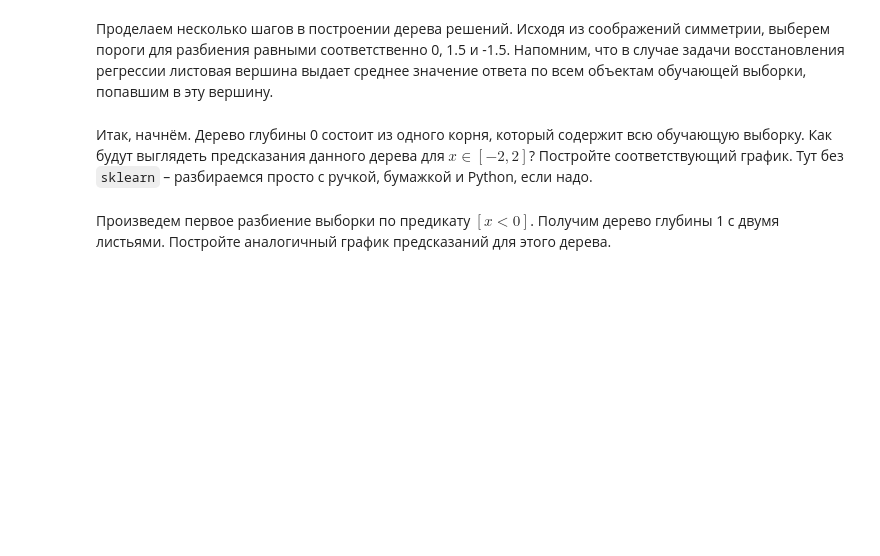
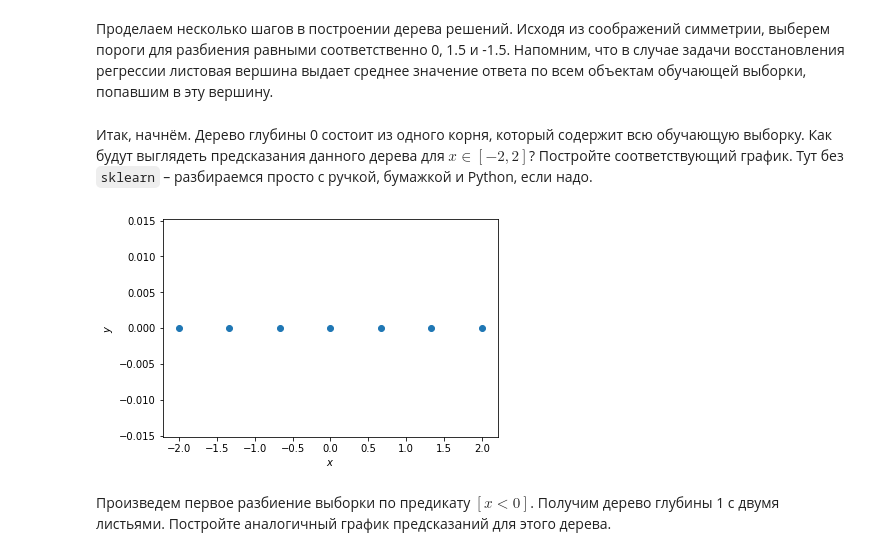
Before and after one commit to Kryvonis/ml_open, a Jupyter notebook: hw3_session3_decision_trees.ipynb, the cells around one changed output. Saved outputs shown, nothing was run; the diff lists cells and outputs as text; code cells hidden in the pictures; blank space fills up the shorter version.

```diff
--- a/hw3_session3_decision_trees.ipynb
+++ b/hw3_session3_decision_trees.ipynb
@@ -39,2 +38,10 @@ plt.ylabel(r'$y$');
+# %%
+# Ваш код здесь
+predict = X * np.mean(X)
+plt.scatter(X, predict)
+plt.xlabel(r'$x$')
+plt.ylabel(r'$y$');
+# %% [output]
+[figure, added]
 # %% [markdown]
 Произведем первое разбиение выборки по предикату $[x < 0]$. Получим дерево глубины 1 с двумя листьями. Постройте аналогичный график предсказаний для этого дерева.
```
Also changed, not shown: parts of 26 cells of this notebook, 2 other files.
